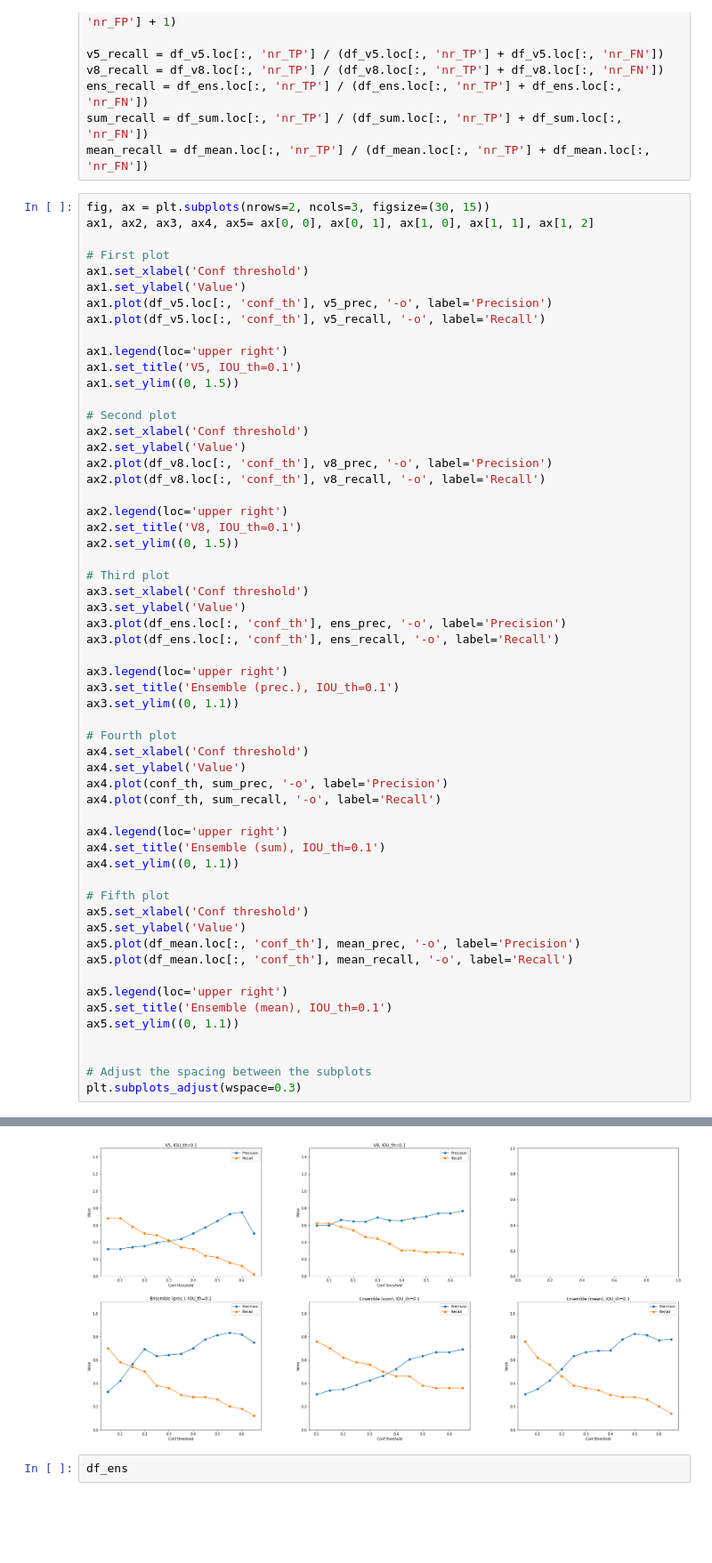
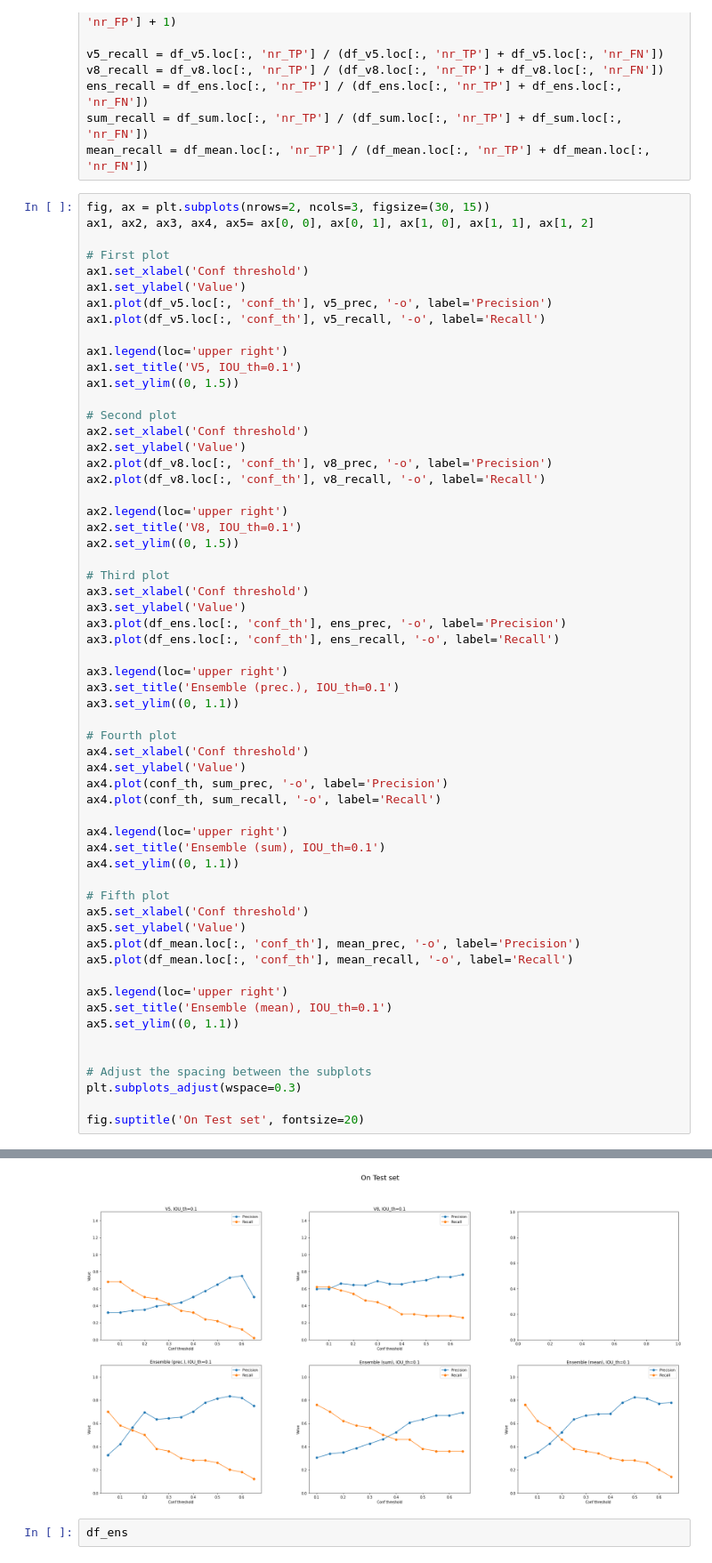
Before and after one commit to andreaberti11235/detection_analysis, a Jupyter notebook: prec_recall_comparison_on_test.ipynb, the cells around one changed output, grey strips where cells are left out. Shown at 89% size. Saved outputs shown, nothing was run; the diff lists cells and outputs as text; blank space fills up the shorter version.

```diff
--- a/prec_recall_comparison_on_test.ipynb
+++ b/prec_recall_comparison_on_test.ipynb
@@ -105,4 +105,6 @@ ax5.set_ylim((0, 1.1))
 
 # Adjust the spacing between the subplots
 plt.subplots_adjust(wspace=0.3)
+
+fig.suptitle('On Test set', fontsize=20)
 # %% [output]
@@ -109,4 +112,4 @@ plt.subplots_adjust(wspace=0.3)
-[figure, old version]
+[figure, new version]
 # %%
 df_ens
 # %% [output]
```
Also changed, not shown: parts of 1 cell of this notebook, 2 other files.
